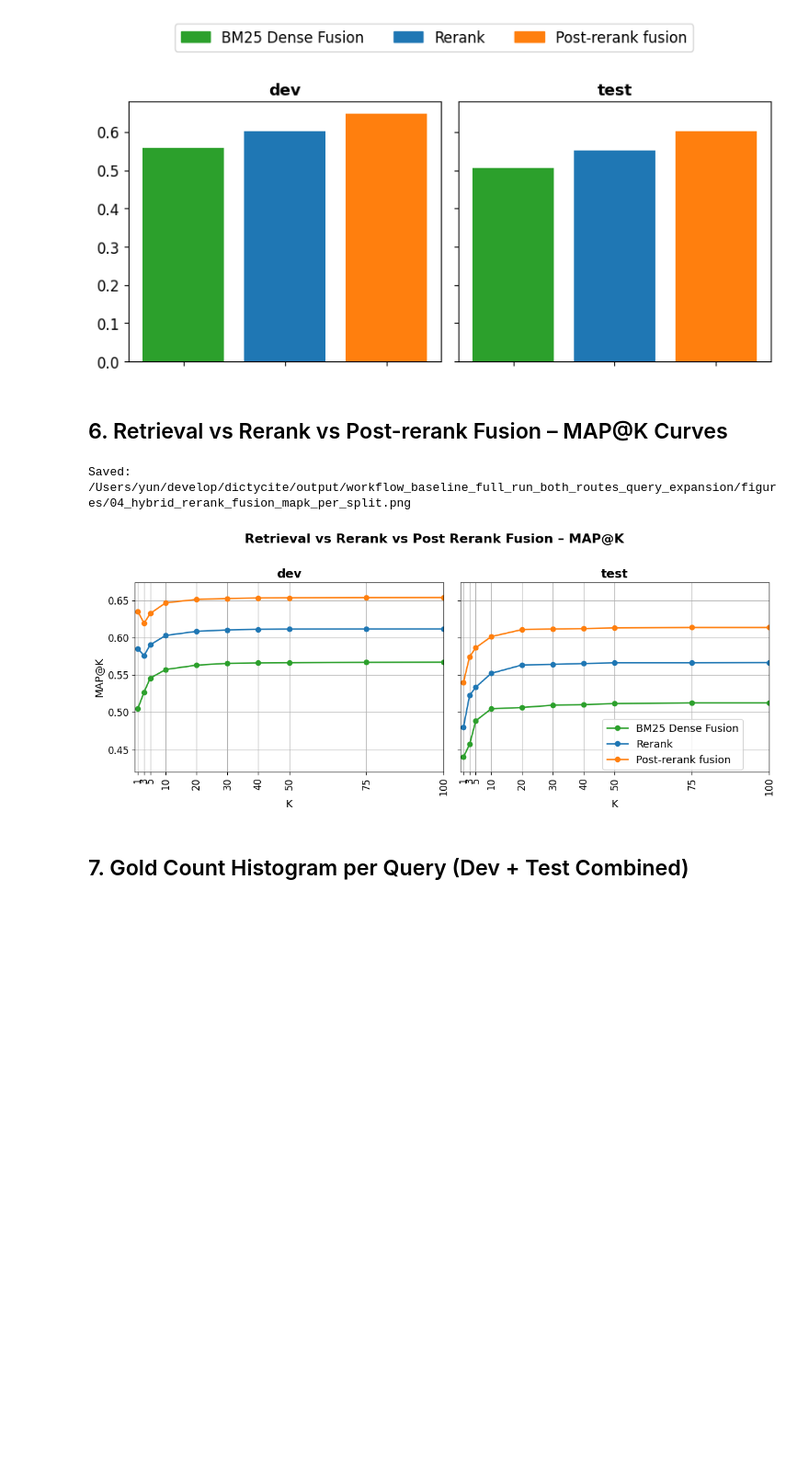
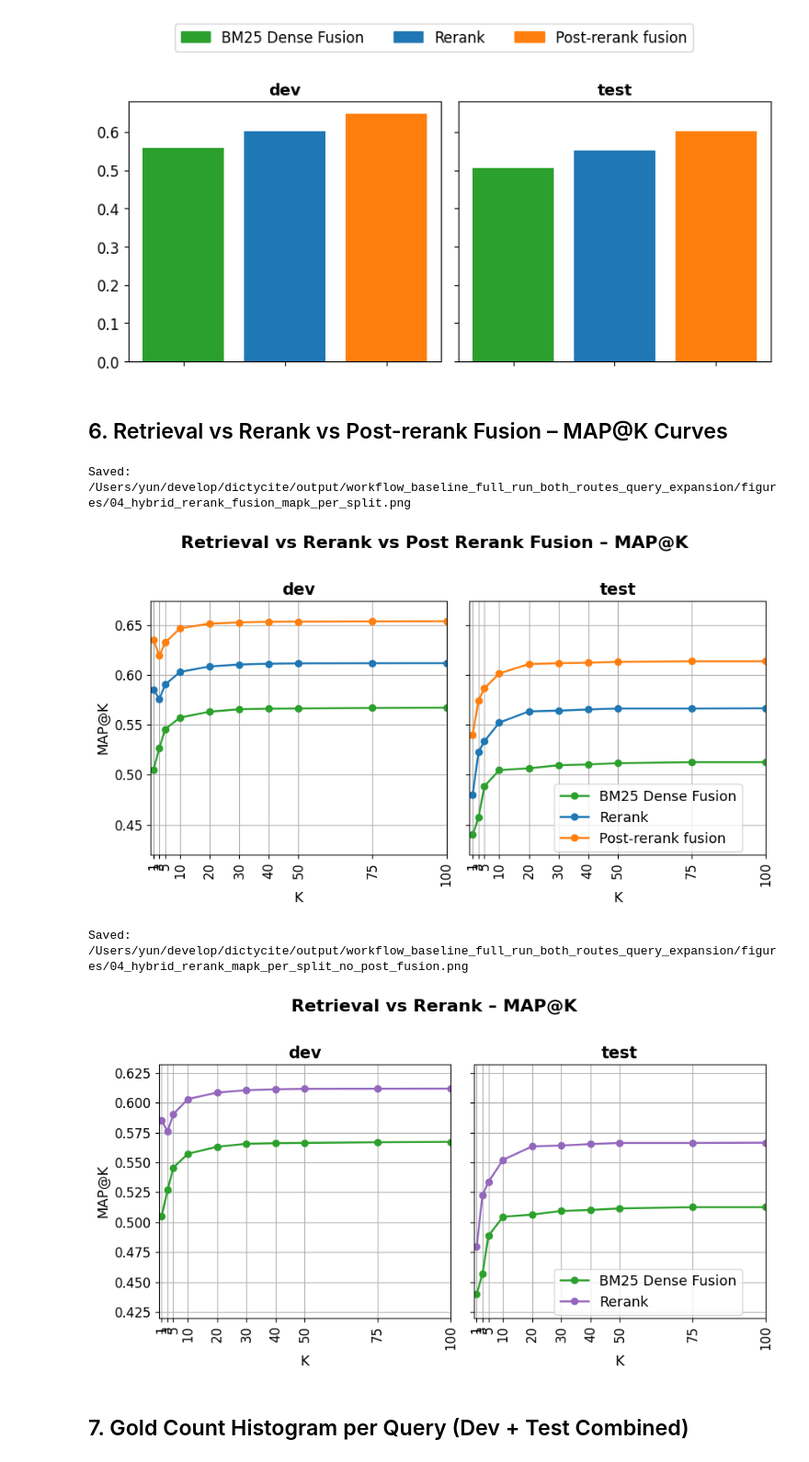
Before and after one commit to fulaibaowang/dictycite, a Jupyter notebook: notebooks/report.ipynb, the cells around one changed output. Shown at 92% size. Saved outputs shown, nothing was run; the diff lists cells and outputs as text; code cells hidden in the pictures; blank space fills up the shorter version.

```diff
--- a/notebooks/report.ipynb
+++ b/notebooks/report.ipynb
@@ -76,11 +76,12 @@ recall_cols = sorted(
     set(recall_cols_bm25) & set(recall_cols_hybrid),
     key=lambda c: int(c.split("@")[1]),
 )
+recall_cols = [c for c in recall_cols if int(c.split("@")[1]) <= 2000]
 k_values = [int(c.split("@")[1]) for c in recall_cols]
 
-print("Shared K values:", k_values)
+print("Shared K values (plotted up to 2000):", k_values)
 
-tick_candidates = [50, 200, 500, 1000, 2000, 5000]
+tick_candidates = [50, 200, 500, 1000, 2000]
 tick_values = [k for k in tick_candidates if k in k_values]
 
 methods_cfg = {
@@ -89,7 +90,7 @@ methods_cfg = {
     "BM25 Dense Fusion": {"df": hybrid_metrics, "color": "#2ca02c", "marker": "D"},
 }
 
-fig, axes = plt.subplots(1, 2, figsize=(12, 5), sharex=True, sharey=True)
+fig, axes = plt.subplots(1, 2, figsize=(8, 5), sharex=True, sharey=True)
 
 global_ymin, global_ymax = 1.0, 0.0
 for split in splits:
@@ -411,7 +412,7 @@ for split in splits:
         map_vals = _map_at_ks_for_run(run_df, qrels_split, map_ks)
         map_curves[method_name][split] = map_vals
 
-fig, axes = plt.subplots(1, 2, figsize=(12, 5), sharex=True, sharey=True)
+fig, axes = plt.subplots(1, 2, figsize=(9, 5), sharex=True, sharey=True)
 
 all_maps = []
 for method_dict in map_curves.values():
@@ -443,34 +444,90 @@ for idx, split in enumerate(splits):
             color=colors_map.get(method_name),
             label=method_name,
             linewidth=1.8,
         )
     ax.set_title(split_labels.get(split, split), fontsize=15, fontweight="bold")
     ax.set_ylim(y_min, y_max)
 
     if idx == 0:
         ax.set_ylabel("MAP@K")
     else:
         ax.set_ylabel("")
 
     ax.set_xlabel("K")
     ax.set_xticks(map_ks)
     ax.set_xticklabels([str(k) for k in map_ks], rotation=90)
     ax.set_xlim(0, 100)
     ax.grid(True, axis="y")
     ax.grid(True, axis="x")
 
 handles, labels = axes[0].get_legend_handles_labels()
 fig.legend(handles, labels, loc="lower right", bbox_to_anchor=(0.95, 0.15), fontsize=13)
 
 fig.suptitle("Retrieval vs Rerank vs Post Rerank Fusion – MAP@K", fontsize=16, fontweight="bold", y=0.98)
 plt.tight_layout(rect=[0, 0, 1, 0.96])
 fig_path = output_dir / "04_hybrid_rerank_fusion_mapk_per_split.png"
 plt.savefig(fig_path, dpi=150, bbox_inches="tight")
 print("Saved:", fig_path)
 plt.show()
+
+# Same MAP@K curves without post-rerank fusion (clearer when fusion overlaps / dominates).
+map_curves_rr = {k: v for k, v in map_curves.items() if k != "Post-rerank fusion"}
+colors_map_rr = {
+    "BM25 Dense Fusion": colors_map["BM25 Dense Fusion"],
+    "Rerank": "#9467bd",
+}
+all_maps_rr = []
+for method_dict in map_curves_rr.values():
+    for split_vals in method_dict.values():
+        all_maps_rr.extend(split_vals.values())
+
+if all_maps_rr:
+    y_min_rr = max(0.0, min(all_maps_rr) - 0.02)
+    y_max_rr = min(1.0, max(all_maps_rr) + 0.02)
+else:
+    y_min_rr, y_max_rr = 0.0, 1.0
+
+fig2, axes2 = plt.subplots(1, 2, figsize=(9, 5), sharex=True, sharey=True)
+for idx, split in enumerate(splits):
+    ax = axes2[idx]
+    for method_name, method_dict in map_curves_rr.items():
+        if split not in method_dict:
+            continue
+        vals = [method_dict[split].get(k, 0.0) for k in map_ks]
+        ax.plot(
+            map_ks,
+            vals,
+            marker="o",
+            color=colors_map_rr.get(method_name),
+            label=method_name,
+            linewidth=1.8,
+        )
+    ax.set_title(split_labels.get(split, split), fontsize=15, fontweight="bold")
+    ax.set_ylim(y_min_rr, y_max_rr)
+    if idx == 0:
+        ax.set_ylabel("MAP@K")
+    else:
+        ax.set_ylabel("")
+    ax.set_xlabel("K")
+    ax.set_xticks(map_ks)
+    ax.set_xticklabels([str(k) for k in map_ks], rotation=90)
+    ax.set_xlim(0, 100)
+    ax.grid(True, axis="y")
+    ax.grid(True, axis="x")
+
+handles2, labels2 = axes2[0].get_legend_handles_labels()
+fig2.legend(handles2, labels2, loc="lower right", bbox_to_anchor=(0.95, 0.15), fontsize=13)
+fig2.suptitle("Retrieval vs Rerank – MAP@K", fontsize=16, fontweight="bold", y=0.98)
+plt.tight_layout(rect=[0, 0, 1, 0.96])
+fig_path_rr = output_dir / "04_hybrid_rerank_mapk_per_split_no_post_fusion.png"
+plt.savefig(fig_path_rr, dpi=150, bbox_inches="tight")
+print("Saved:", fig_path_rr)
+plt.show()
 # %% [output]
 Saved: /Users/yun/develop/dictycite/output/workflow_baseline_full_run_both_routes_query_expansion/figures/04_hybrid_rerank_fusion_mapk_per_split.png
-[figure, old version]
+[figure, new version]
+Saved: /Users/yun/develop/dictycite/output/workflow_baseline_full_run_both_routes_query_expansion/figures/04_hybrid_rerank_mapk_per_split_no_post_fusion.png
+[figure, added]
 # %% [markdown]
 ## 7. Gold Count Histogram per Query (Dev + Test Combined)
 # %%
```
Also changed, not shown: parts of 2 cells of this notebook, 7 other files.
